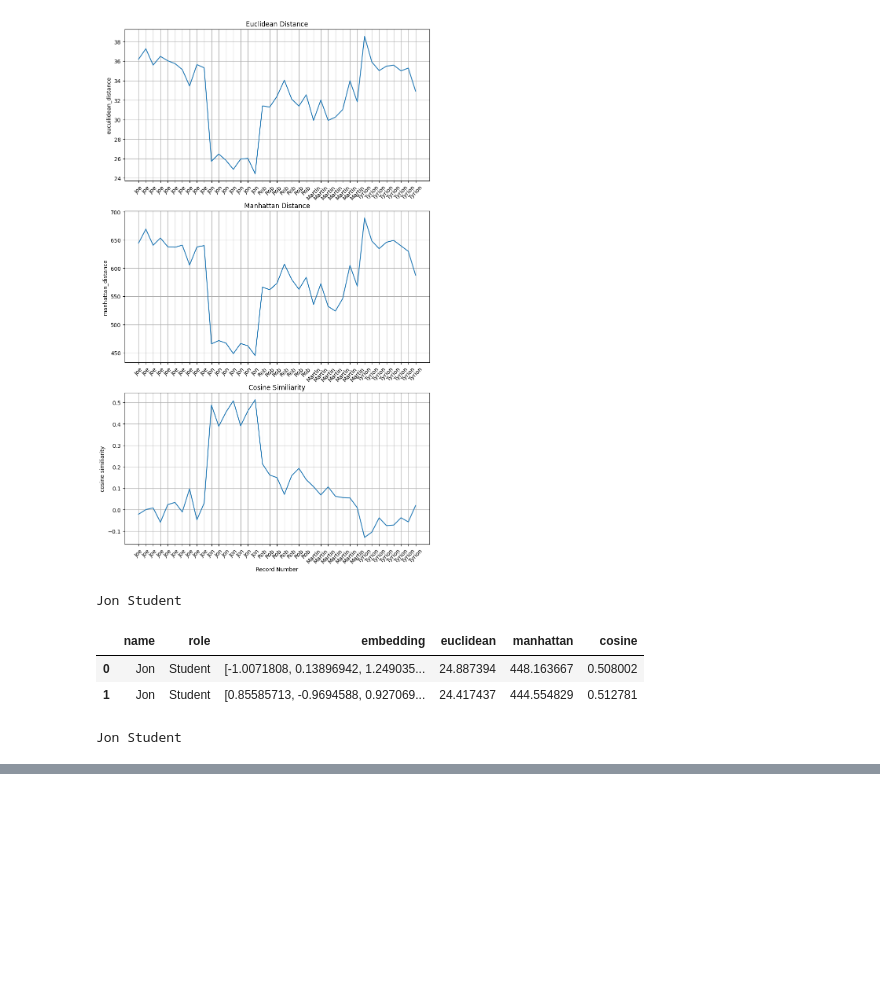
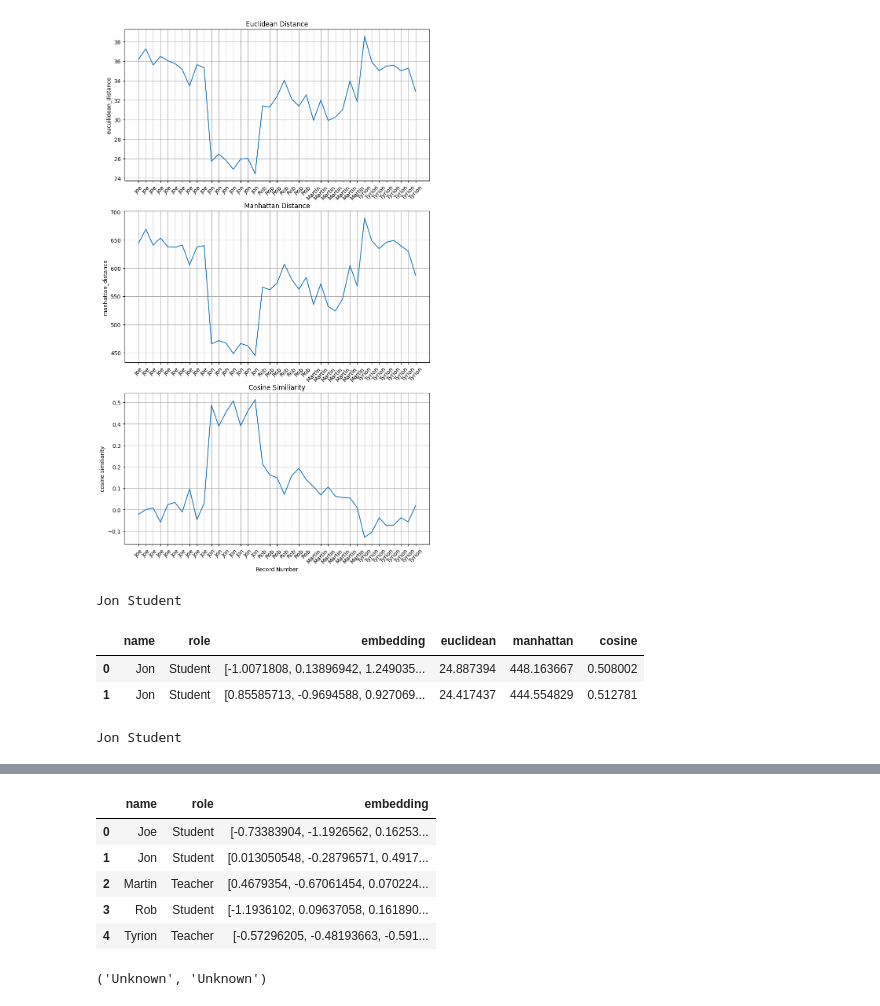
Before and after one commit to AthiFiz/attentance-project, a Jupyter notebook: app/Untitled.ipynb, the cells around one changed output, grey strips where cells are left out. Drawn from its saved outputs; the diff is of its cells as text; code cells hidden in the pictures; blank space fills up the shorter version.

Commit message:
implemented ml algorithm

```diff
--- a/app/Untitled.ipynb
+++ b/app/Untitled.ipynb
@@ -309,0 +358,15 @@ Jon Student
+# %%
+df_compressed = df.groupby(["name", "role"]).mean()
+df_compressed.reset_index(inplace=True)
+df_compressed
+# %% [output]
+|  | name | role | embedding |
+| 0 | Joe | Student | [-0.73383904, -1.1926562, 0.16253... |
+| 1 | Jon | Student | [0.013050548, -0.28796571, 0.4917... |
+| 2 | Martin | Teacher | [0.4679354, -0.67061454, 0.070224... |
+| 3 | Rob | Student | [-1.1936102, 0.09637058, 0.161890... |
+| 4 | Tyrion | Teacher | [-0.57296205, -0.48193663, -0.591... |
+# %%
+ml_search_algorithm(df_compressed, "embedding", embeddings)
+# %% [output]
+('Unknown', 'Unknown')
```
Also changed, not shown: parts of 14 cells of this notebook, 1 other file.
